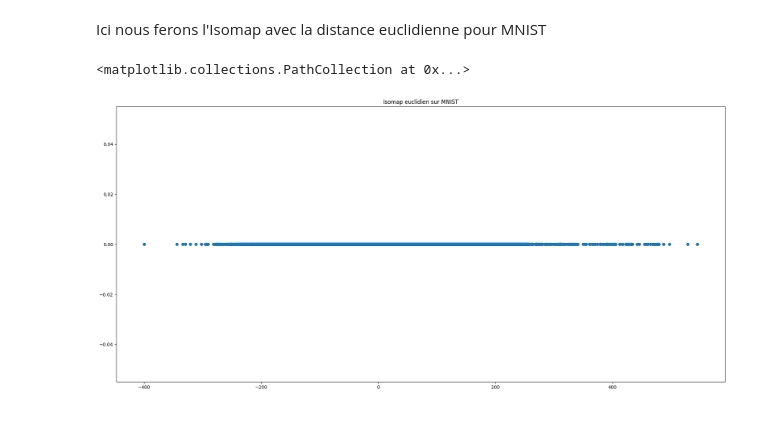
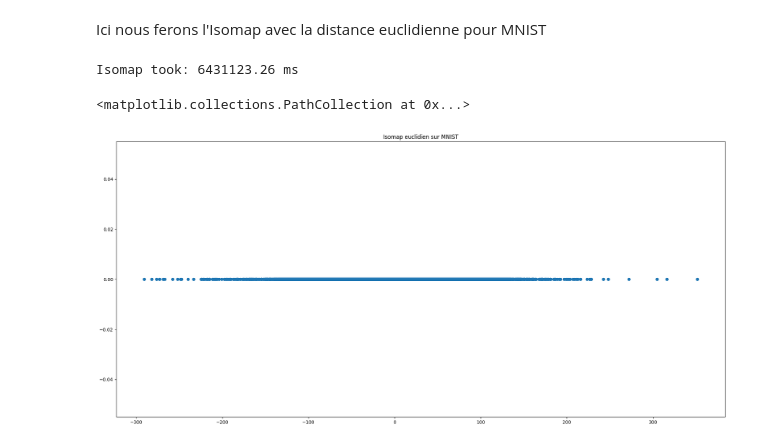
Before and after one commit to Wickkawizz/IFT-3700_TPs, a Jupyter notebook: Devoir 1/Devoir 1.ipynb, the cells around one changed output. Saved outputs shown, nothing was run; the diff lists cells and outputs as text; code cells hidden in the pictures.

```diff
--- a/Devoir 1/Devoir 1.ipynb
+++ b/Devoir 1/Devoir 1.ipynb
@@ -423,15 +388,21 @@ Accuracy for KNN algorithm: 0.9688
 # %% [markdown]
 Ici nous ferons l'Isomap avec la distance euclidienne pour MNIST
 # %%
-isomap = Isomap(n_components=2, n_neighbors=2, metric='minkowski', p=2)
-isomap_model = isomap.fit_transform(X_std_train)
+isomap = Isomap(n_components=2, n_neighbors=5, metric='minkowski', p=2)
+
+start = time()
+X_transformed_isomap = isomap.fit_transform(X_std_train)
+
+print("Isomap took: %.2f ms" % ((time() - start)*1000))
 
 fig = plt.figure(figsize=(24, 24))
 ax = fig.add_subplot(211)
 ax.set_title('Isomap euclidien sur MNIST')
-ax.scatter(isomap_model, np.zeros_like(isomap_model))
+ax.scatter(X_transformed_isomap, np.zeros_like(X_transformed_isomap))
+# Isomap_5n took: 6431123.26 ms
 # UserWarning: The number of connected components of the neighbors graph is 37 > 1. Completing the graph to fit Isomap might be slow. Increase the number of neighbors to avoid this issue.
 # self._fit_transform(X)
 # %% [output]
-<matplotlib.collections.PathCollection at 0x...>
+Isomap took: 6431123.26 ms
+<matplotlib.collections.PathCollection at 0x...>
-[figure, old version]
+[figure, new version]
```
Also changed, not shown: parts of 4 cells of this notebook, 1 other file.
